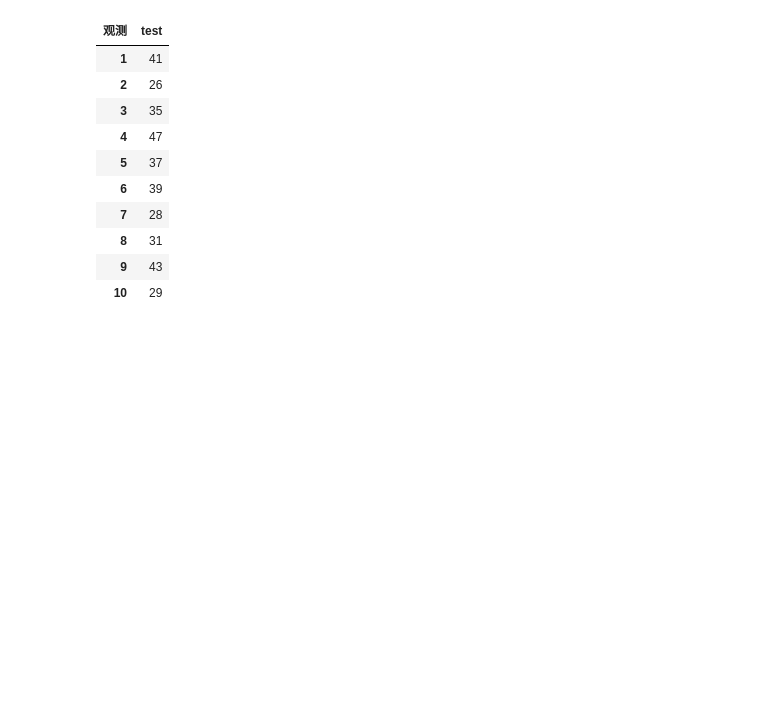
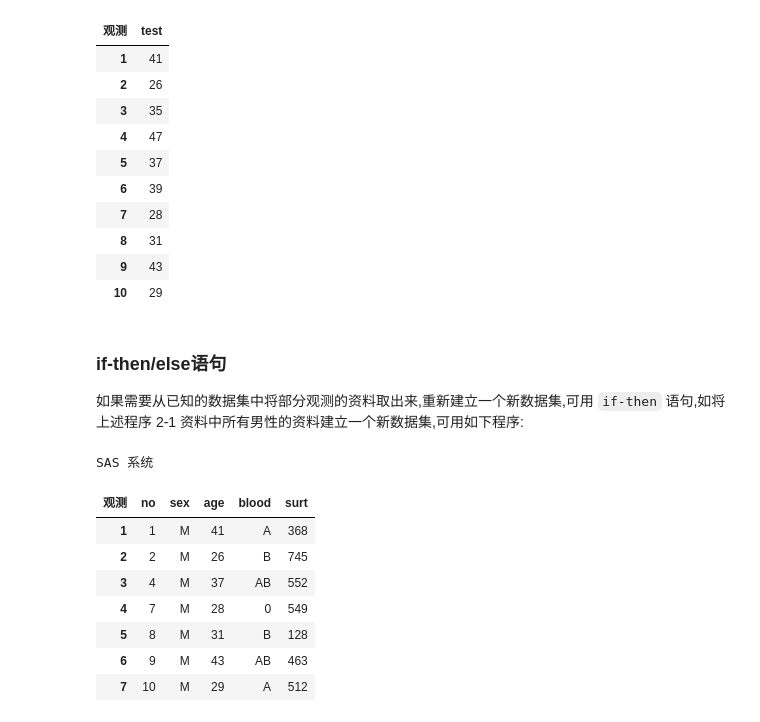
Before and after one commit to pumc-zhou/Med-Stat-Notes, a Jupyter notebook: Guide/SAS/25-05-25-SAS-DATA-LIB.ipynb, the cells around one changed output. Drawn from its saved outputs; the diff is of its cells as text; code cells hidden in the pictures; blank space fills up the shorter version.

Commit message:
update:SAS-DATA-LIB

```diff
--- a/Guide/SAS/25-05-25-SAS-DATA-LIB.ipynb
+++ b/Guide/SAS/25-05-25-SAS-DATA-LIB.ipynb
@@ -179,3 +179,31 @@ SAS 系统
 | 8 | 31 |
 | 9 | 43 |
 | 10 | 29 |
+# %% [markdown]
+### if-then/else语句
+
+如果需要从已知的数据集中将部分观测的资料取出来,重新建立一个新数据集,可用 `if-then` 语句,如将上述程序 2-1 资料中所有男性的资料建立一个新数据集,可用如下程序:
+# %%
+%%SAS
+/*程序2-4*/
+/*if-then/else语句*/
+/*从已知的数据集中将部分观测的资料取出来，重新建立一个数据集*/
+/*output表示将满足条件的观测值保存到新建的数据集中
+delete则表示将数据集prg2_1所有的观测值保存到新的观测值中，并删除满足条件的观测值*/
+data male;
+	set prg2_1;
+	if sex = 'M' then output;
+	/*if sex = 'F' then delete;*/
+/*run;*/
+proc print data = male;
+run;
+# %% [output]
+SAS 系统
+| 观测 | no | sex | age | blood | surt |
+| 1 | 1 | M | 41 | A | 368 |
+| 2 | 2 | M | 26 | B | 745 |
+| 3 | 4 | M | 37 | AB | 552 |
+| 4 | 7 | M | 28 | 0 | 549 |
+| 5 | 8 | M | 31 | B | 128 |
+| 6 | 9 | M | 43 | AB | 463 |
+| 7 | 10 | M | 29 | A | 512 |
```
Also changed, not shown: parts of 9 cells of this notebook, 6 other files.
